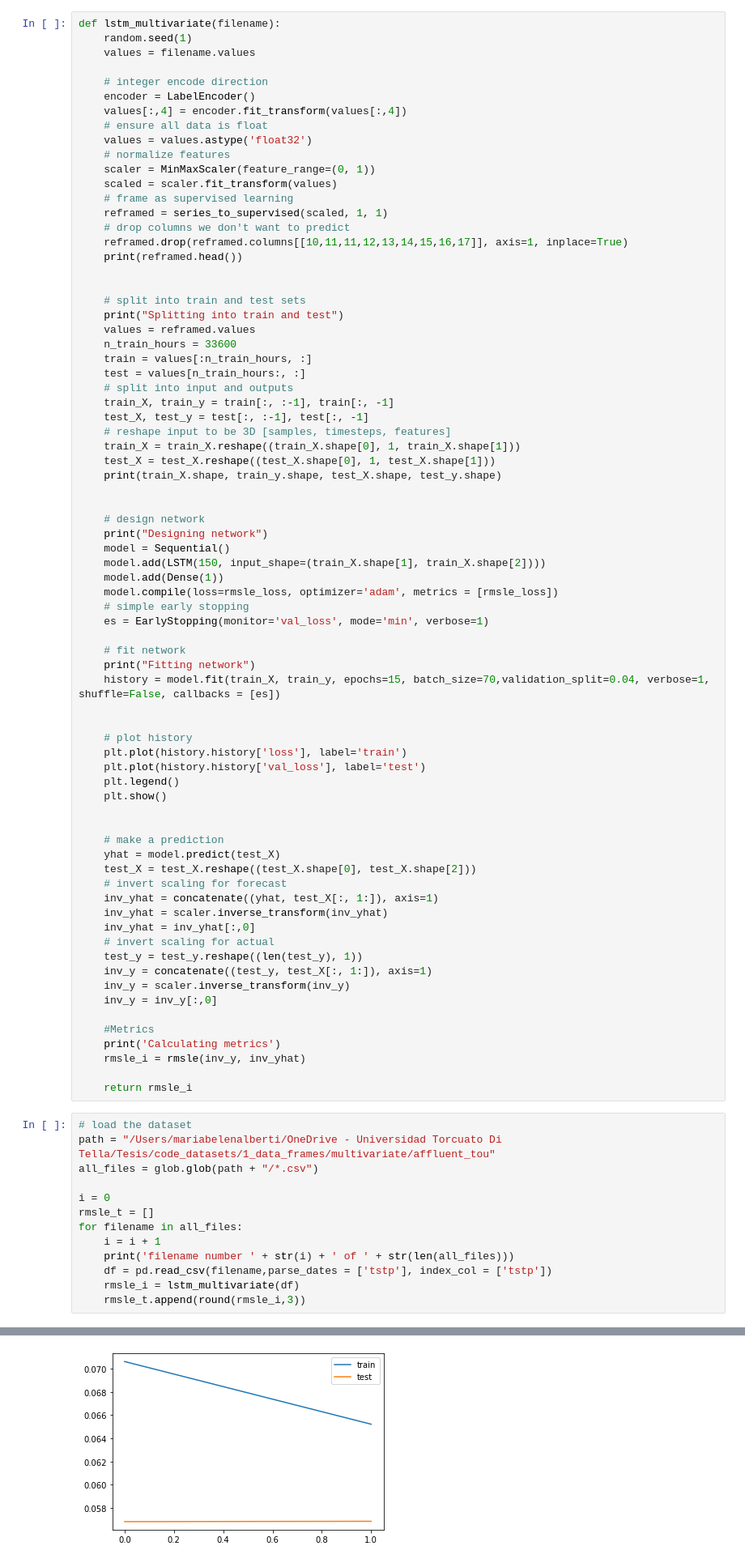
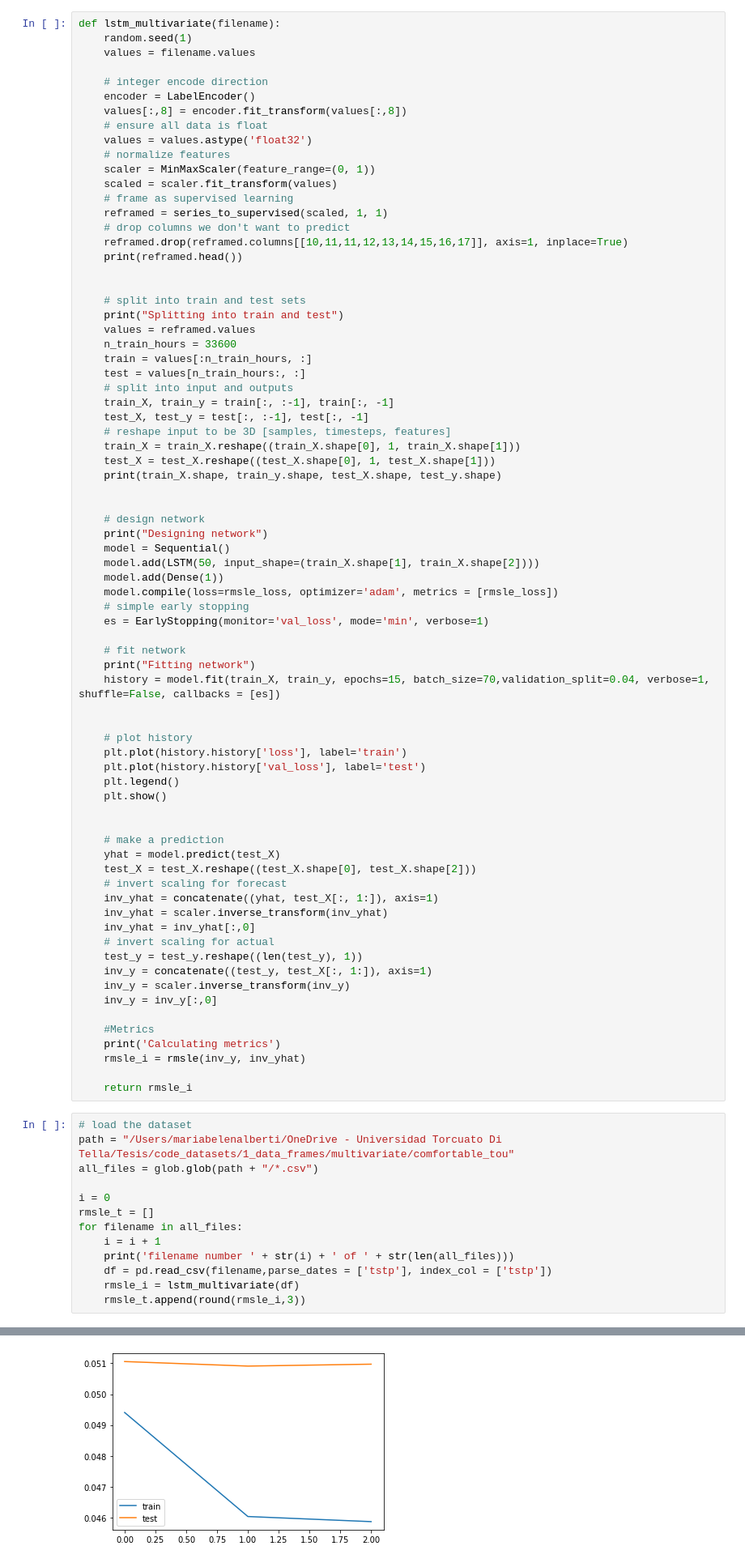
Before and after one commit to belenalberti/Smart_Meters_Demand_Forecasting, a Jupyter notebook: 4_lstm/lstm multivariate LOOP.ipynb, the cells around one changed output, grey strips where cells are left out. Shown at 81% size. Saved outputs shown, nothing was run; the diff lists cells and outputs as text.

```diff
--- a/4_lstm/lstm multivariate LOOP.ipynb
+++ b/4_lstm/lstm multivariate LOOP.ipynb
@@ -62,7 +62,7 @@ def lstm_multivariate(filename):
 
     # integer encode direction
     encoder = LabelEncoder()
-    values[:,4] = encoder.fit_transform(values[:,4])
+    values[:,8] = encoder.fit_transform(values[:,8])
     # ensure all data is float
     values = values.astype('float32')
     # normalize features
@@ -93,7 +93,7 @@ def lstm_multivariate(filename):
     # design network
     print("Designing network")
     model = Sequential()
-    model.add(LSTM(150, input_shape=(train_X.shape[1], train_X.shape[2])))
+    model.add(LSTM(50, input_shape=(train_X.shape[1], train_X.shape[2])))
     model.add(Dense(1))
     model.compile(loss=rmsle_loss, optimizer='adam', metrics = [rmsle_loss])
     # simple early stopping
@@ -131,7 +131,7 @@ def lstm_multivariate(filename):
     return rmsle_i
 # %%
 # load the dataset
-path = "/Users/mariabelenalberti/OneDrive - Universidad Torcuato Di Tella/Tesis/code_datasets/1_data_frames/multivariate/affluent_tou"
+path = "/Users/mariabelenalberti/OneDrive - Universidad Torcuato Di Tella/Tesis/code_datasets/1_data_frames/multivariate/comfortable_tou"
 all_files = glob.glob(path + "/*.csv")
 
 i = 0
@@ -163,2 +163,2 @@ Epoch 00002: early stopping
-[figure, old version]
+[figure, new version]
 Calculating metrics
```
Also changed, not shown: parts of 2 cells of this notebook, 4 other files.
